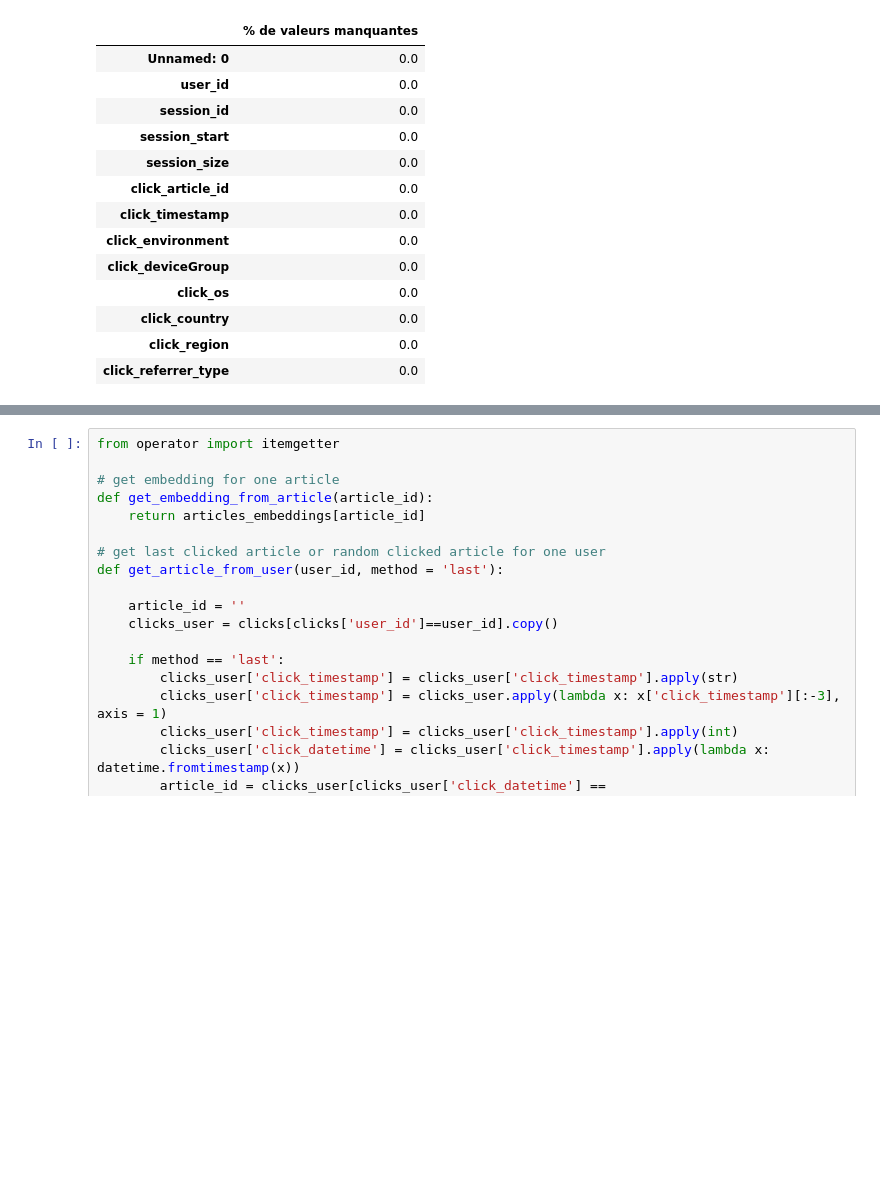
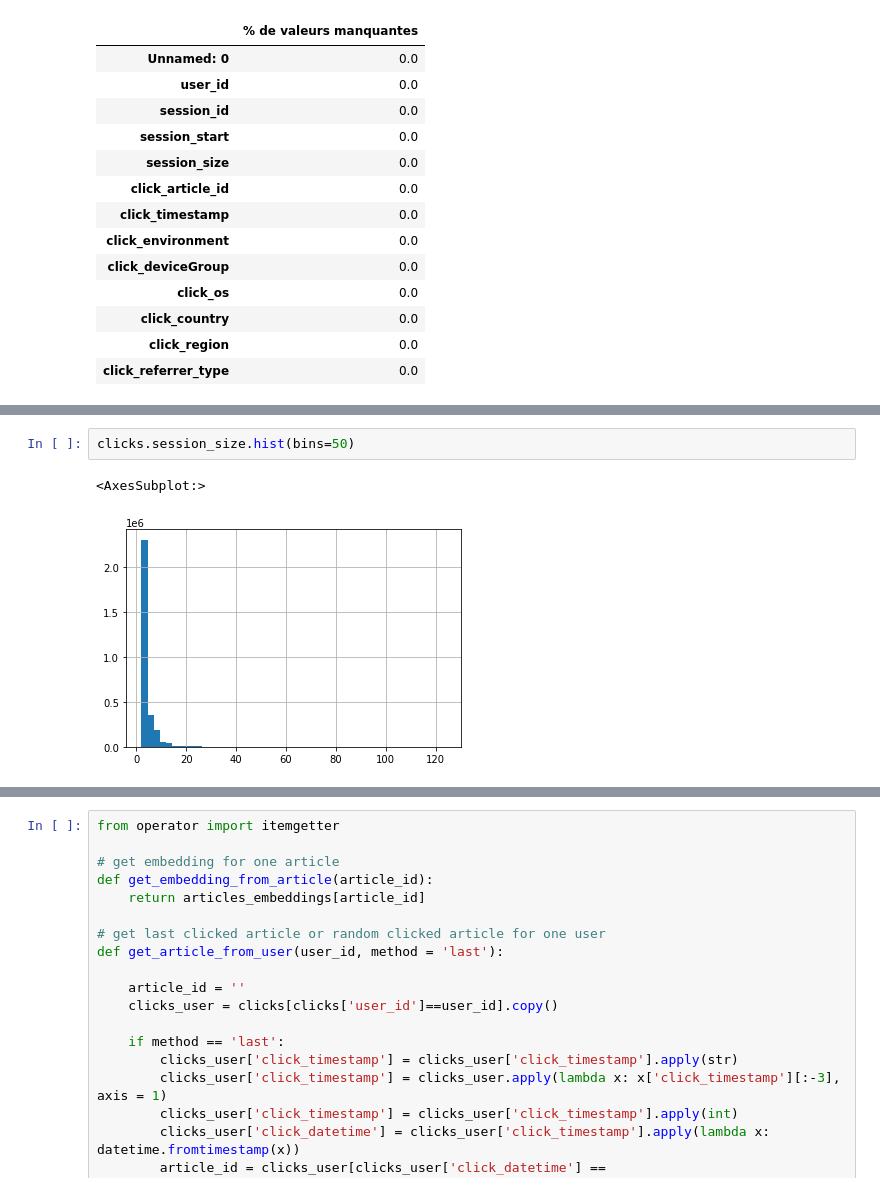
Before and after one commit to ocsyl/p9, a Jupyter notebook: P9_notebook_recommend.ipynb, the cells around one changed output, grey strips where cells are left out. Saved outputs shown, nothing was run; the diff lists cells and outputs as text; blank space fills up the shorter version.

```diff
--- a/P9_notebook_recommend.ipynb
+++ b/P9_notebook_recommend.ipynb
@@ -149,0 +179,5 @@ table_valeurs_manquantes(clicks)
+# %%
+clicks.session_size.hist(bins=50)
+# %% [output]
+<AxesSubplot:>
+[figure, added]
```
Also changed, not shown: parts of 56 cells of this notebook.
